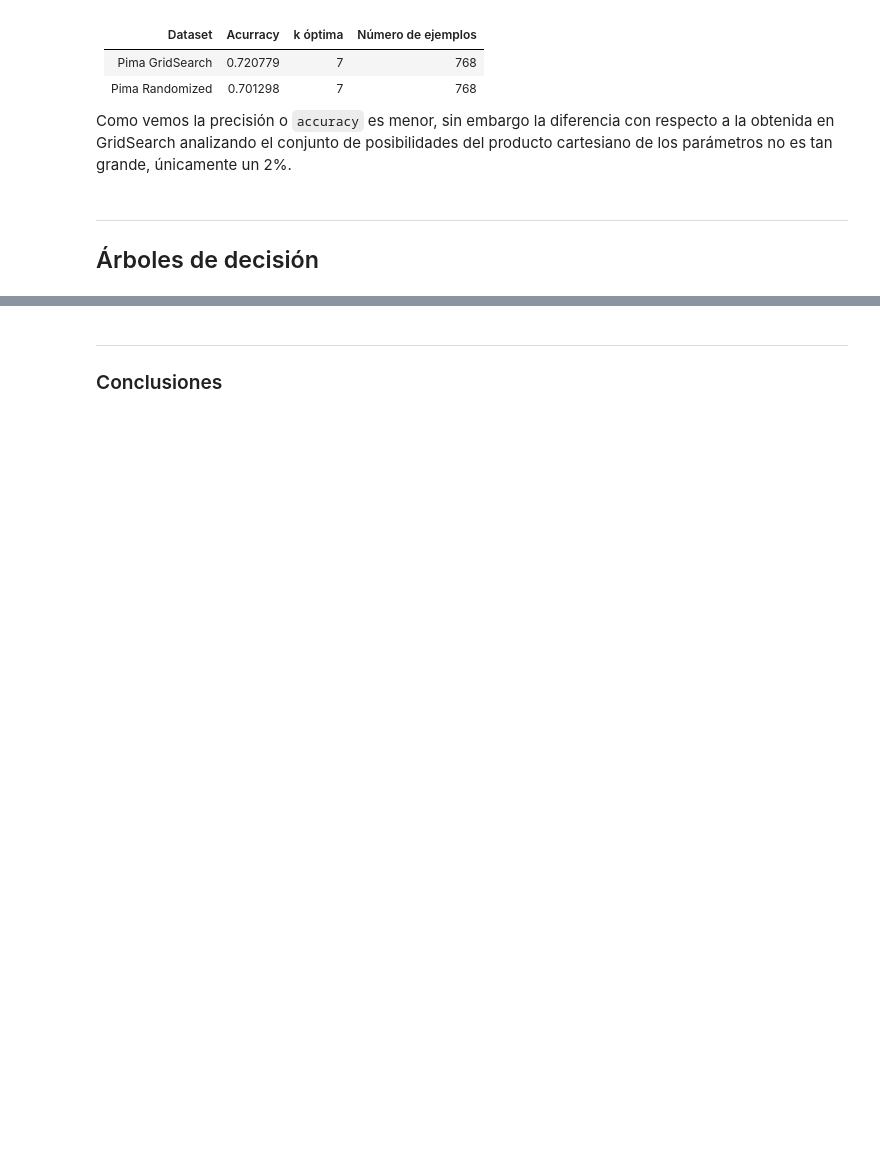
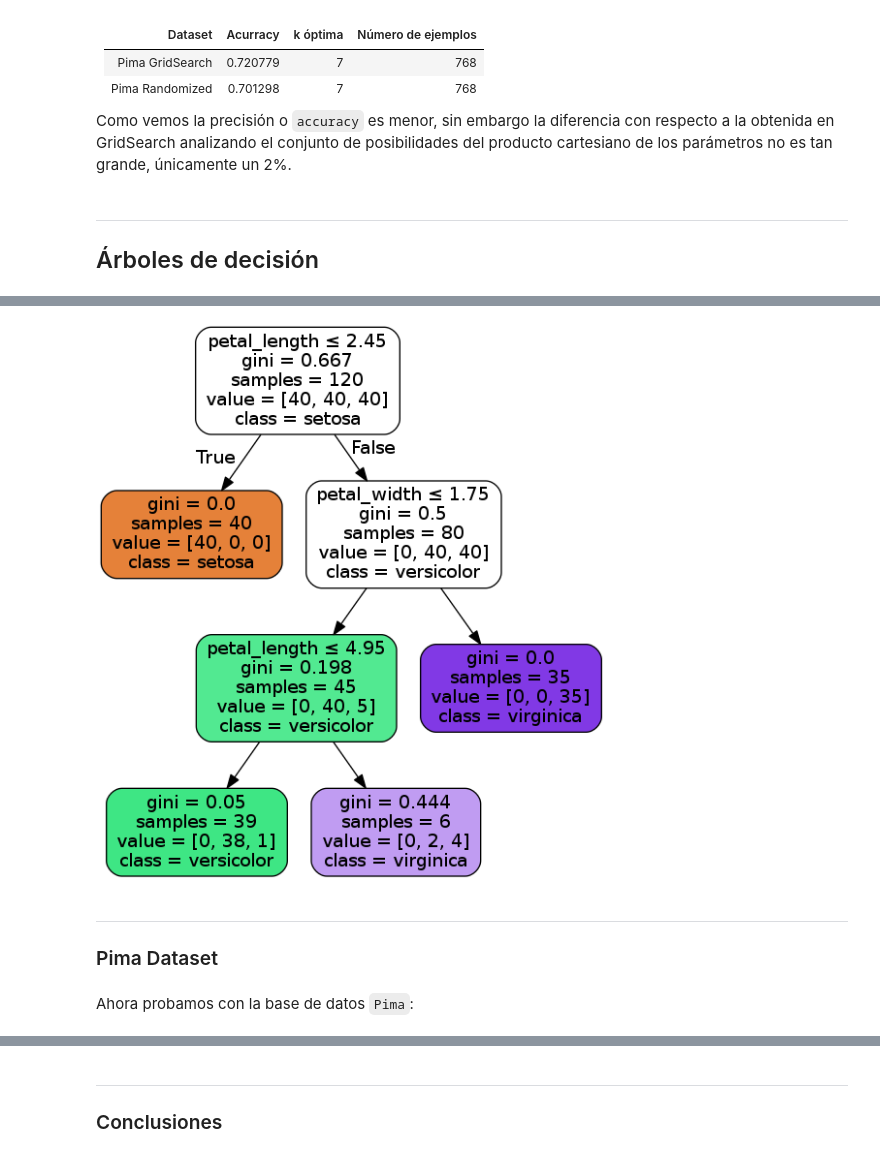
Before and after one commit to franm3e/Data-Mining, a Jupyter notebook: Práctica2-Clasificación_supervisada_en_scikit-learn.ipynb, the cells around one changed output, grey strips where cells are left out. Drawn from its saved outputs; the diff is of its cells as text; code cells hidden in the pictures; blank space fills up the shorter version.

```diff
--- a/Práctica2-Clasificación_supervisada_en_scikit-learn.ipynb
+++ b/Práctica2-Clasificación_supervisada_en_scikit-learn.ipynb
@@ -558,5 +579,5 @@ tree.DecisionTreeClassifier(
 # %%
-def ADgridSearchCV(datasetname, pintar):
+def ADgridSearchCV(datasetname):
 
     # Definimos Dataset
     df, dfAttribute, dfLabel, train_atts, test_atts, train_label, test_label = definirDataset(datasetname)
@@ -603,7 +624,4 @@ def ADgridSearchCV(datasetname, pintar):
     print("Accuracy o precisión: \n")
     print(metrics.accuracy_score(test_label, prediction))
 
-    if pintar == True:
-        model = tree.DecisionTreeClassifier(criterion = "entropy", max_depth=2)
-        classifier = model.fit(train_atts, train_label)
-        imprimeArbol(classifier, df, "500px")
+    return fitted.best_params_.values(), df, train_atts, train_label
@@ -691,0 +654,2 @@ ValueError: Input contains NaN, infinity or a value too large for dtype('float32
+# %%
+bestIris, df, train_atts, train_label = ADgridSearchCV("iris")
@@ -691,0 +681,13 @@ ValueError: Input contains NaN, infinity or a value too large for dtype('float32
+# %%
+model = tree.DecisionTreeClassifier(criterion = list(bestIris)[0],
+                                    max_depth = list(bestIris)[1],
+                                   min_samples_split = list(bestIris)[2])
+classifier = model.fit(train_atts, train_label)
+imprimeArbol(classifier, df, "500")
+# %% [output]
+[figure, added]
+# %% [markdown]
+---
+### Pima Dataset
+# %% [markdown]
+Ahora probamos con la base de datos `Pima`:
```
Also changed, not shown: parts of 37 cells of this notebook.
